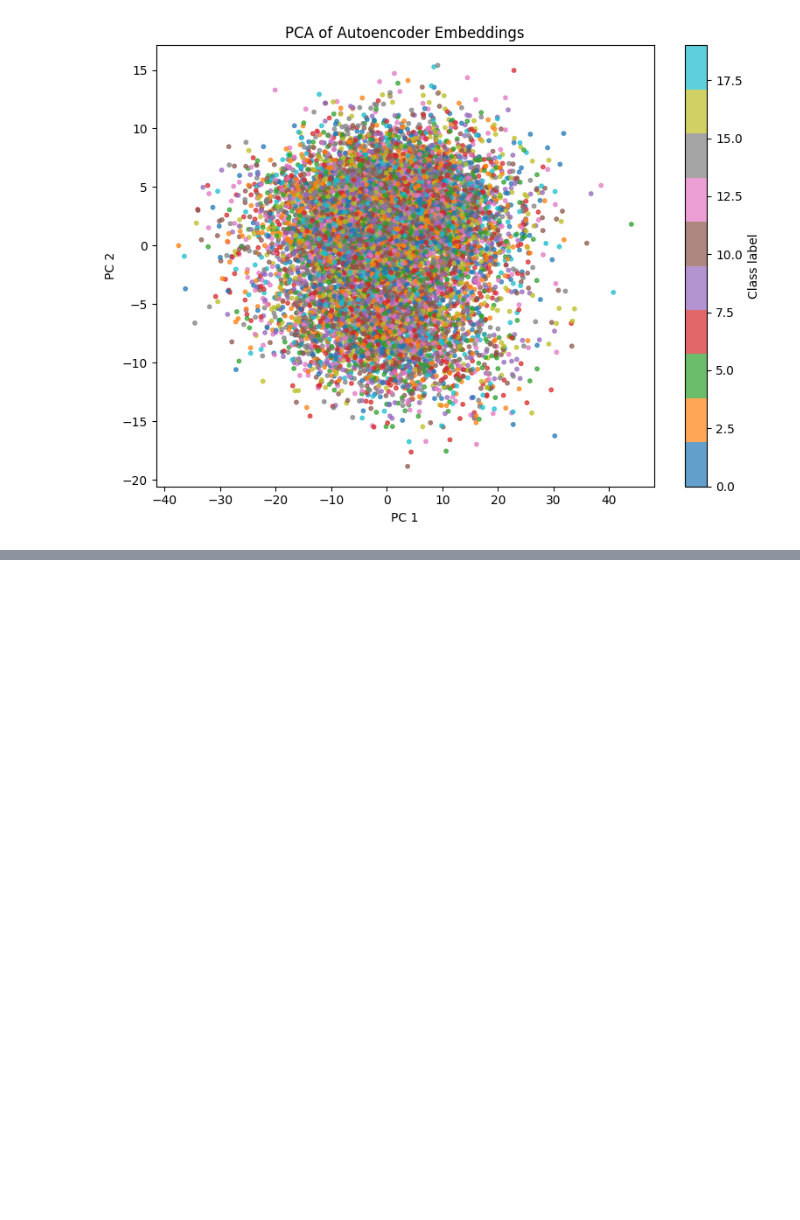
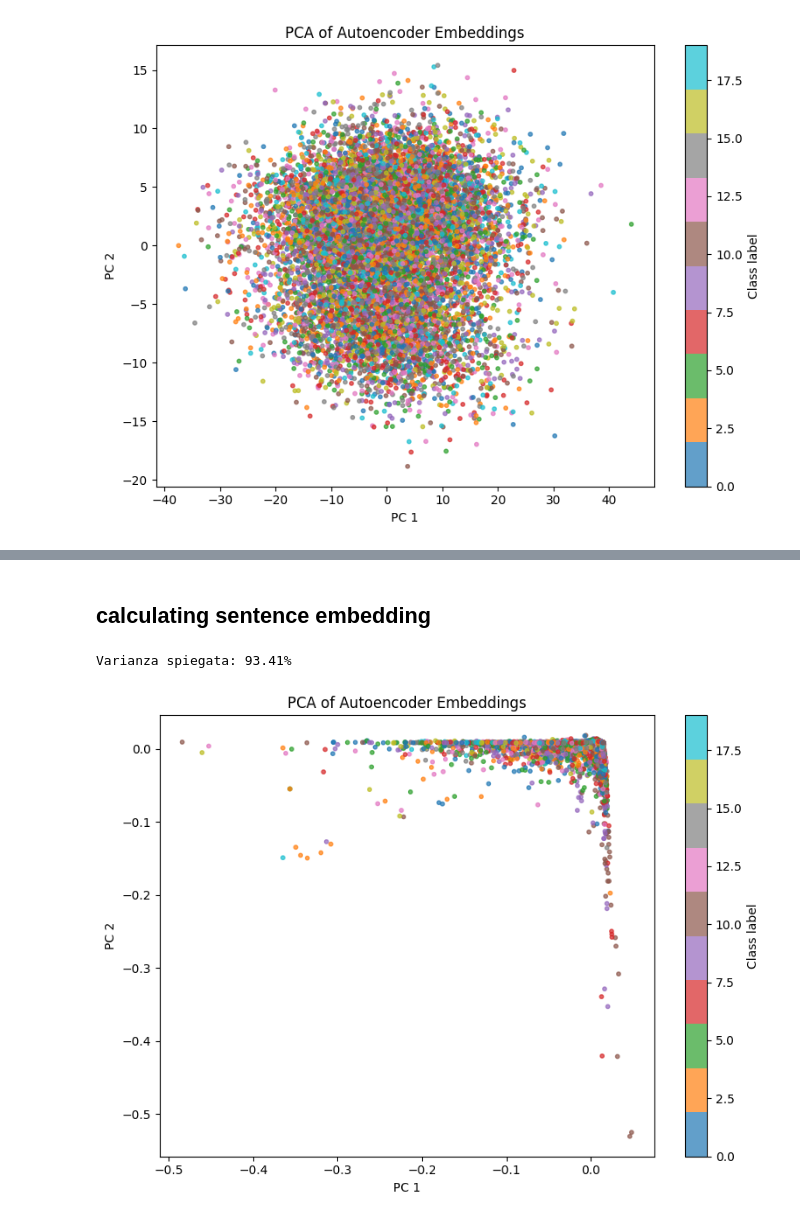
Before and after one commit to tommasosenatori/nlp_competition, a Jupyter notebook: competition.ipynb, the cells around one changed output, grey strips where cells are left out. Cells and saved outputs as stored; diff of their text form; code cells hidden in the pictures; blank space fills up the shorter version.

Commit message:
Tried to build  models based on sentence embeddings(mean and bert)

```diff
--- a/competition.ipynb
+++ b/competition.ipynb
@@ -1149,0 +1155,2 @@ trainer.save_checkpoint("mlp_f1_0.92075.ckpt")
+# %%
+embedder = FastText(x_train_raw, vector_size=100, window=3, min_count=1, workers=4, sg=1)
@@ -1149,0 +1159,39 @@ trainer.save_checkpoint("mlp_f1_0.92075.ckpt")
+# %%
+def sentence_embedding(sentence, model):
+    words = sentence.split()
+    word_vectors = [model.wv[w] for w in words if w in model.wv]
+    if len(word_vectors) == 0:
+        return np.zeros(model.vector_size)
+    return np.mean(word_vectors, axis=0) # using the mean approach
+# %% [markdown]
+## calculating sentence embedding
+# %%
+x_train_embedded = np.array([sentence_embedding(sentence,embedder) for sentence in x_train_raw])
+x_val_embedded = np.array([sentence_embedding(sentence,embedder) for sentence in x_val_raw])
+x_test_embedded = np.array([sentence_embedding(sentence,embedder) for sentence in x_test_raw])
+# %%
+from sklearn.decomposition import PCA
+
+y = y_train
+
+# --- PCA a 2 componenti ---
+pca = PCA(n_components=3)
+X_pca = pca.fit_transform(x_train_embedded)
+
+print(f"Varianza spiegata: {pca.explained_variance_ratio_.sum()*100:.2f}%")
+
+# --- Plot 2D ---
+plt.figure(figsize=(8,6))
+scatter = plt.scatter(
+    X_pca[:, 0], X_pca[:, 1],
+    c=y, cmap="tab10", s=10, alpha=0.7
+)
+plt.colorbar(scatter, label="Class label")
+plt.title("PCA of Autoencoder Embeddings")
+plt.xlabel("PC 1")
+plt.ylabel("PC 2")
+plt.tight_layout()
+plt.show()
+# %% [output]
+Varianza spiegata: 93.41%
+[figure, added]
```
Also changed, not shown: parts of 33 cells of this notebook.
